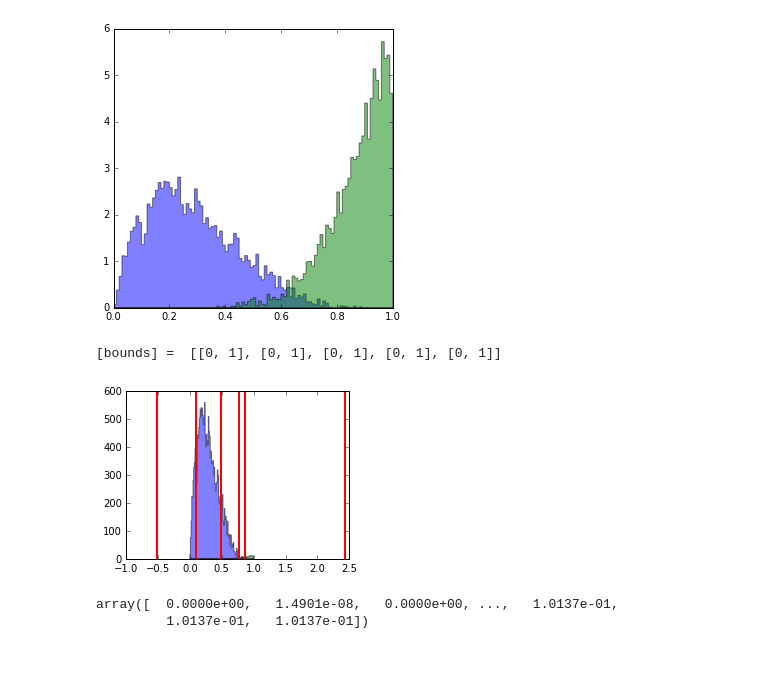
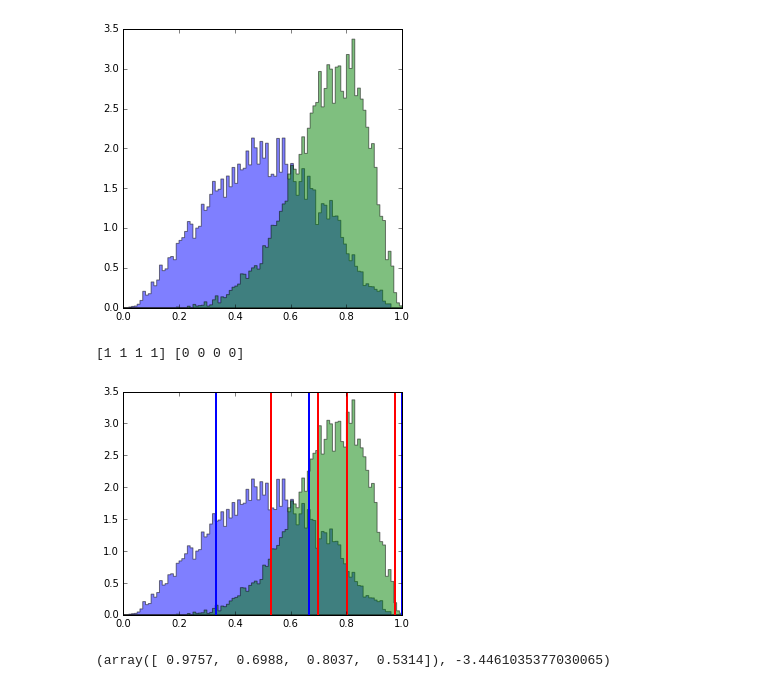
Before and after one commit to yhaddad/KaggleDojo, a Jupyter notebook: zbinner_tester.ipynb, the cells around one changed output. Cells and saved outputs as stored; diff of their text form; code cells hidden in the pictures; blank space fills up the shorter version.

```diff
--- a/zbinner_tester.ipynb
+++ b/zbinner_tester.ipynb
@@ -12,9 +11,9 @@ plt.rcParams['animation.writer'] = 'avconv'
 %matplotlib inline
 # %%
-s_raw = np.random.beta(8,1.2, 4000)
-b_raw = np.random.beta(2,5, 4000)
+s_raw = np.random.beta(8,3, 8000)
+b_raw = np.random.beta(3,3, 8000)
 
-weight =np.concatenate((np.random.binomial(10,0.5, 4000)/100.0,np.random.binomial(10,0.5, 4000)/1.0))
+weight =np.concatenate((np.random.binomial(10,0.5, 8000)/100.0,np.random.binomial(10,0.5, 8000)/1.0))
 y =np.concatenate((np.ones(s_raw.shape[0]),np.zeros(b_raw.shape[0])))
 
 data = np.concatenate((s_raw,b_raw))
@@ -25,7 +24,7 @@ ss,_,_ = plt.hist(data[y==1], bins=100, range=[0,1],weights=weight[y==1], histty
 # plt.yscale('log')
 plt.show()
 # %% [output]
-[figure, old version]
+[figure, new version]
 # %%
 from scipy import optimize
 
@@ -96,26 +109,27 @@ class zbinner(binner_base):
                                     niter=5000)
         return res
 # %%
-ncat    = 5
+ncat    = 3
 binner  = zbinner(ncat,[0,1])
 results = binner.fit(data, y, sample_weights = weight)
 # %% [output]
-[bounds] =  [[0, 1], [0, 1], [0, 1], [0, 1], [0, 1]]
+[1 1 1 1] [0 0 0 0]
 # %%
-fig = plt.figure(figsize=(4,3))
-plt.hist(data[y==0], bins=100, range=[0,1],weights=weight[y==0], histtype='stepfilled', alpha=0.5)
-plt.hist(data[y==1], bins=100, range=[0,1],weights=weight[y==1], histtype='stepfilled', alpha=0.5)
+fig = plt.figure(figsize=(5,4))
+plt.hist(data[y==0], bins=100, range=[0,1],weights=weight[y==0], histtype='stepfilled', alpha=0.5,normed=True)
+plt.hist(data[y==1], bins=100, range=[0,1],weights=weight[y==1], histtype='stepfilled', alpha=0.5,normed=True)
 for b in np.sort(results.x):
     plt.axvline(x=b, linewidth=2.0, color='red')
+for b in np.sort(np.linspace (0,1,ncat+1)):
+    plt.axvline(x=b, linewidth=2.0, color='blue')
 # plt.yscale('log')
 plt.show()
 # %% [output]
-[figure, old version]
+[figure, new version]
-# %%
-np.array(binner.scan['bounds'])[:,0]
-# %% [output]
-array([  0.0000e+00,   1.4901e-08,   0.0000e+00, ...,   1.0137e-01,
-         1.0137e-01,   1.0137e-01])
+# %%
+results.x, results.fun
+# %% [output]
+(array([ 0.9757,  0.6988,  0.8037,  0.5314]), -3.4461035377030065)
 # %%
 fig = plt.figure(figsize=(10,2))
 for ix in range(results.x.shape[0]):
```
Also changed, not shown: parts of 22 cells of this notebook, 2 other files.
